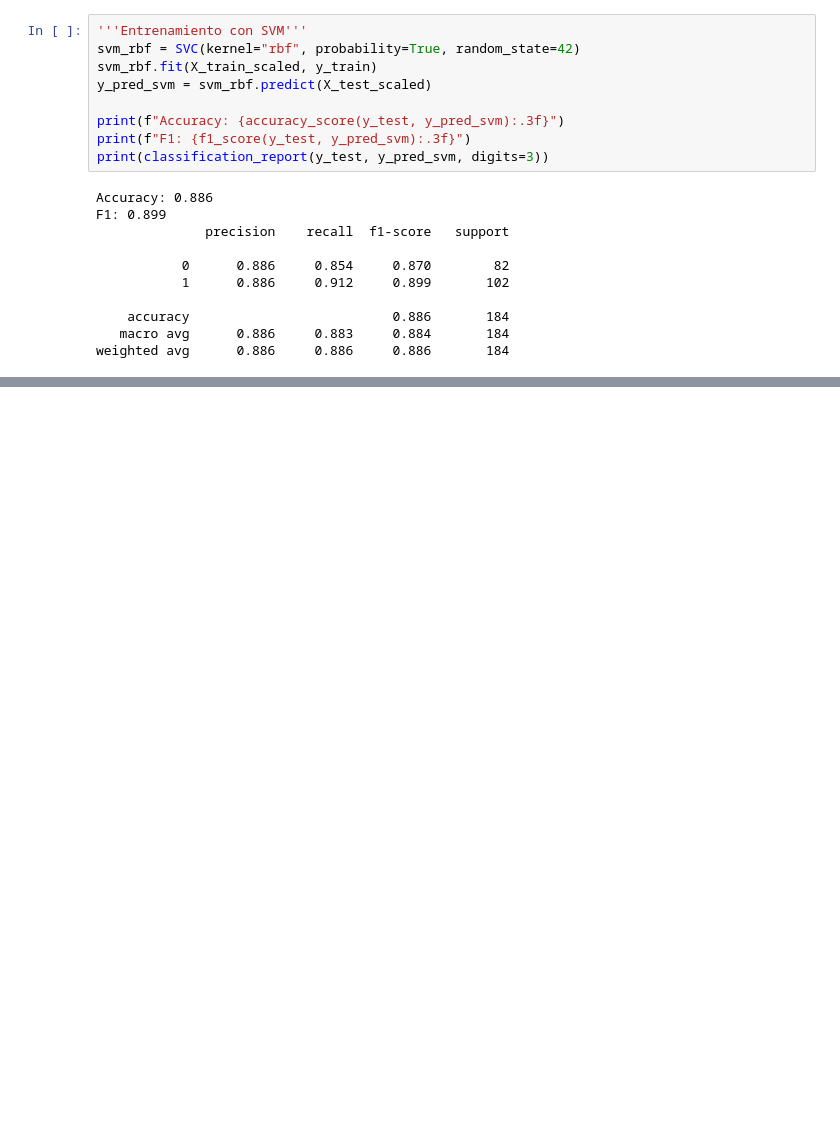
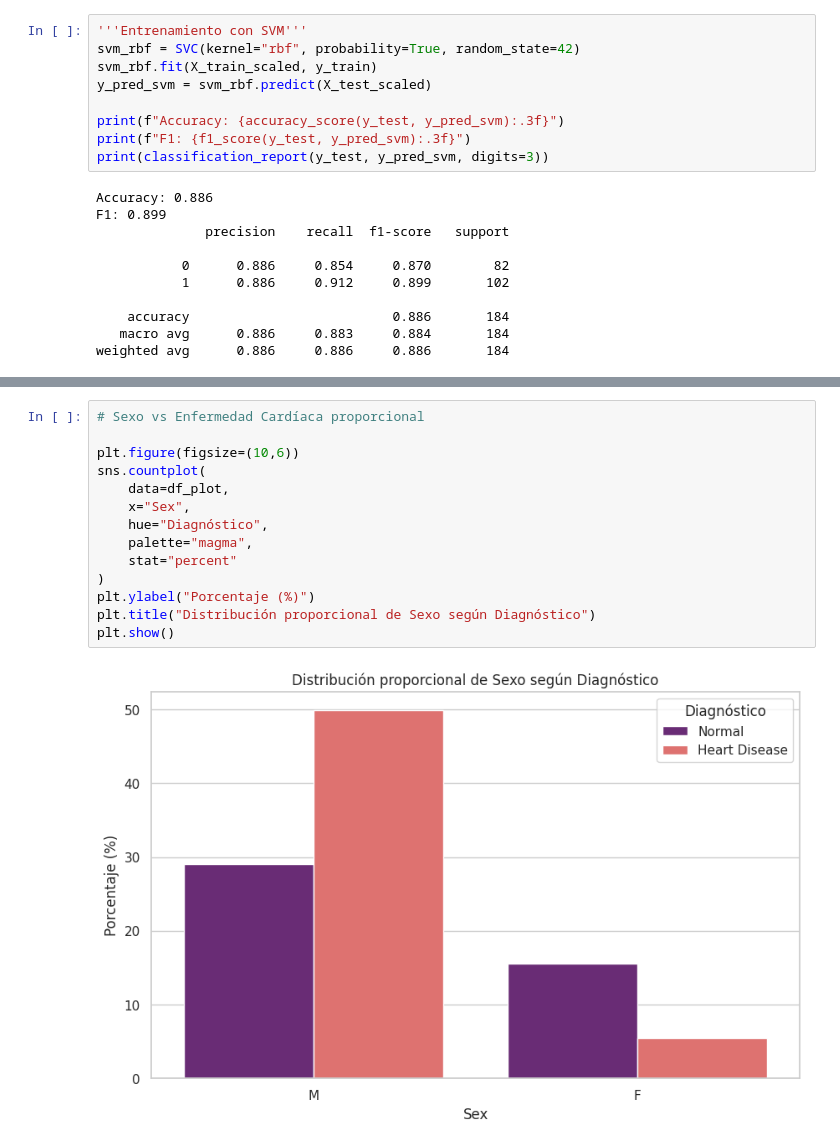
Before and after one commit to Xaiwu/heart-disease-prediction, a Jupyter notebook: notebooks/main.ipynb, the cells around one changed output, grey strips where cells are left out. Saved outputs shown, nothing was run; the diff lists cells and outputs as text; blank space fills up the shorter version.

```diff
--- a/notebooks/main.ipynb
+++ b/notebooks/main.ipynb
@@ -228,0 +310,16 @@ weighted avg      0.886     0.886     0.886       184
+# %%
+# Sexo vs Enfermedad Cardíaca proporcional
+
+plt.figure(figsize=(10,6))
+sns.countplot(
+    data=df_plot,
+    x="Sex",
+    hue="Diagnóstico",
+    palette="magma",
+    stat="percent"
+)
+plt.ylabel("Porcentaje (%)")
+plt.title("Distribución proporcional de Sexo según Diagnóstico")
+plt.show()
+# %% [output]
+[figure, added]
```
Also changed, not shown: parts of 11 cells of this notebook.
